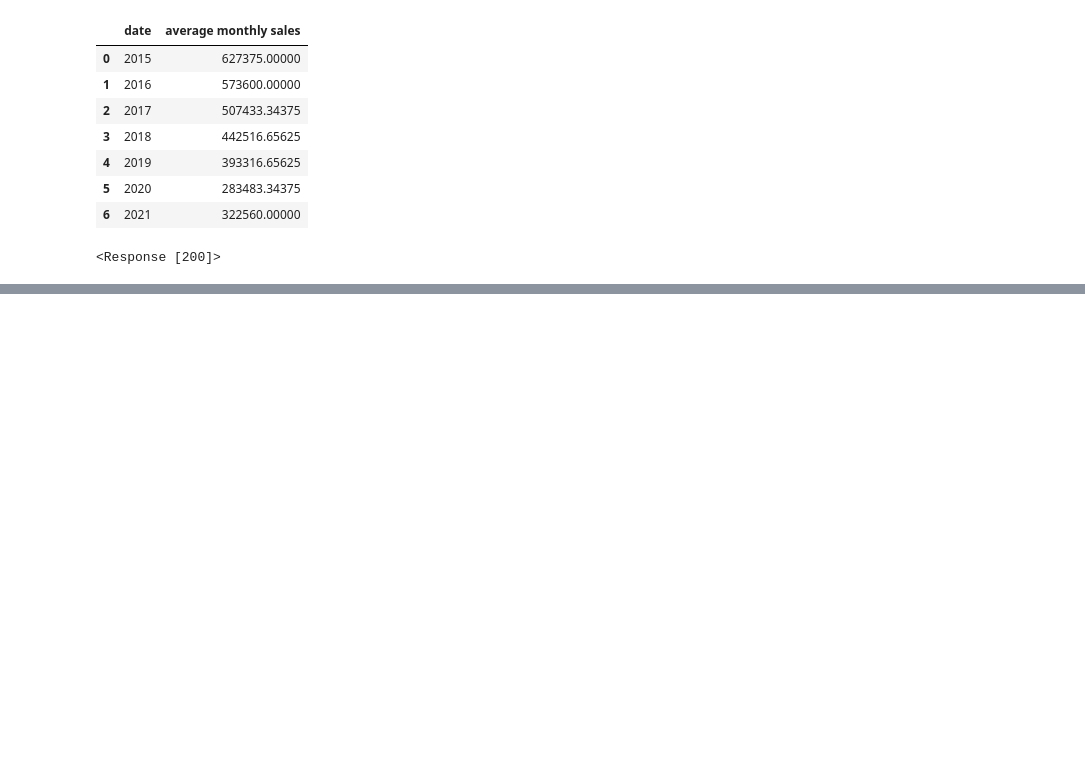
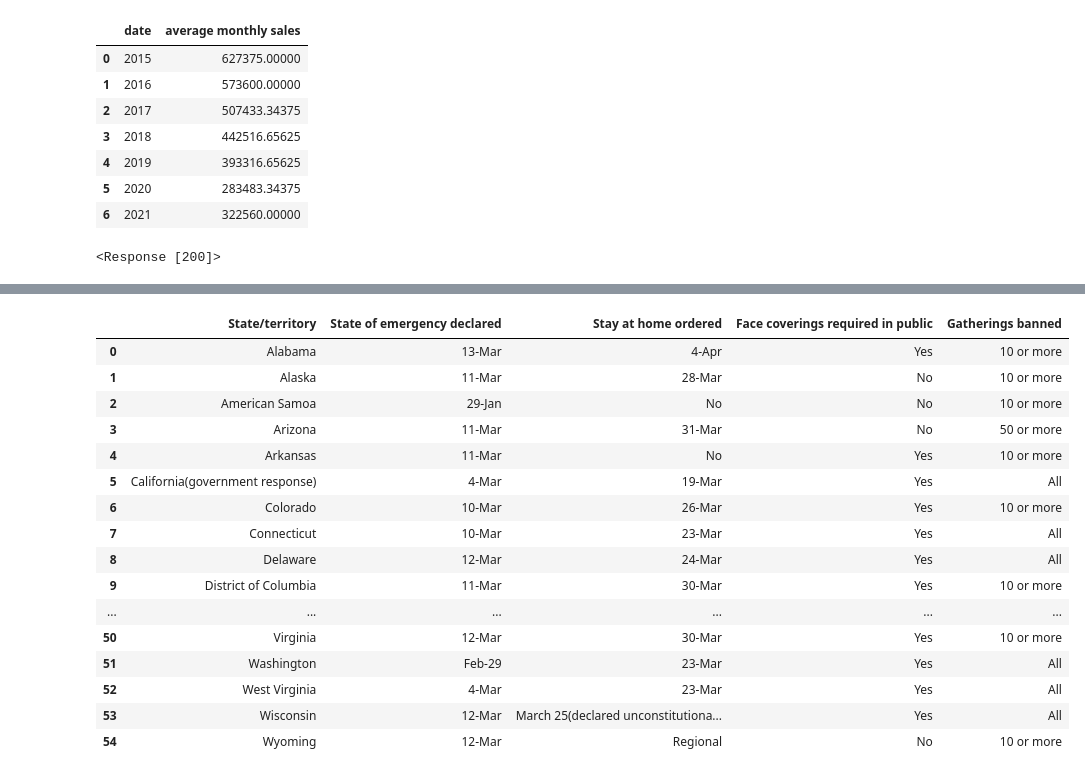
Before and after one commit to dakotajcollins/Car_Dealership, a Jupyter notebook: Dakota File/Dakota Workbook.ipynb, the cells around one changed output, grey strips where cells are left out. Saved outputs shown, nothing was run; the diff lists cells and outputs as text; code cells hidden in the pictures; blank space fills up the shorter version.

```diff
--- a/Dakota File/Dakota Workbook.ipynb
+++ b/Dakota File/Dakota Workbook.ipynb
@@ -115,0 +117,27 @@ transport_df
+# %%
+file="Lockdown_days.csv"
+lockdown_df=pd.read_csv(file)
+lockdown_df=lockdown_df[['State/territory',
+                         'State of emergency declared',
+                         'Stay at home ordered',
+                        'Face coverings required in public',
+                        'Gatherings banned']]
+lockdown_df.head(57)
+# %% [output]
+|  | State/territory | State of emergency declared | Stay at home ordered | Face coverings required in public | Gatherings banned |
+| 0 | Alabama | 13-Mar | 4-Apr | Yes | 10 or more |
+| 1 | Alaska | 11-Mar | 28-Mar | No | 10 or more |
+| 2 | American Samoa | 29-Jan | No | No | 10 or more |
+| 3 | Arizona | 11-Mar | 31-Mar | No | 50 or more |
+| 4 | Arkansas | 11-Mar | No | Yes | 10 or more |
+| 5 | California(government response) | 4-Mar | 19-Mar | Yes | All |
+| 6 | Colorado | 10-Mar | 26-Mar | Yes | 10 or more |
+| 7 | Connecticut | 10-Mar | 23-Mar | Yes | All |
+| 8 | Delaware | 12-Mar | 24-Mar | Yes | All |
+| 9 | District of Columbia | 11-Mar | 30-Mar | Yes | 10 or more |
+| ... | ... | ... | ... | ... | ... |
+| 50 | Virginia | 12-Mar | 30-Mar | Yes | 10 or more |
+| 51 | Washington | Feb-29 | 23-Mar | Yes | All |
+| 52 | West Virginia | 4-Mar | 23-Mar | Yes | All |
+| 53 | Wisconsin | 12-Mar | March 25(declared unconstitutiona... | Yes | All |
+| 54 | Wyoming | 12-Mar | Regional | No | 10 or more |
```
Also changed, not shown: parts of 8 cells of this notebook, 2 other files.
